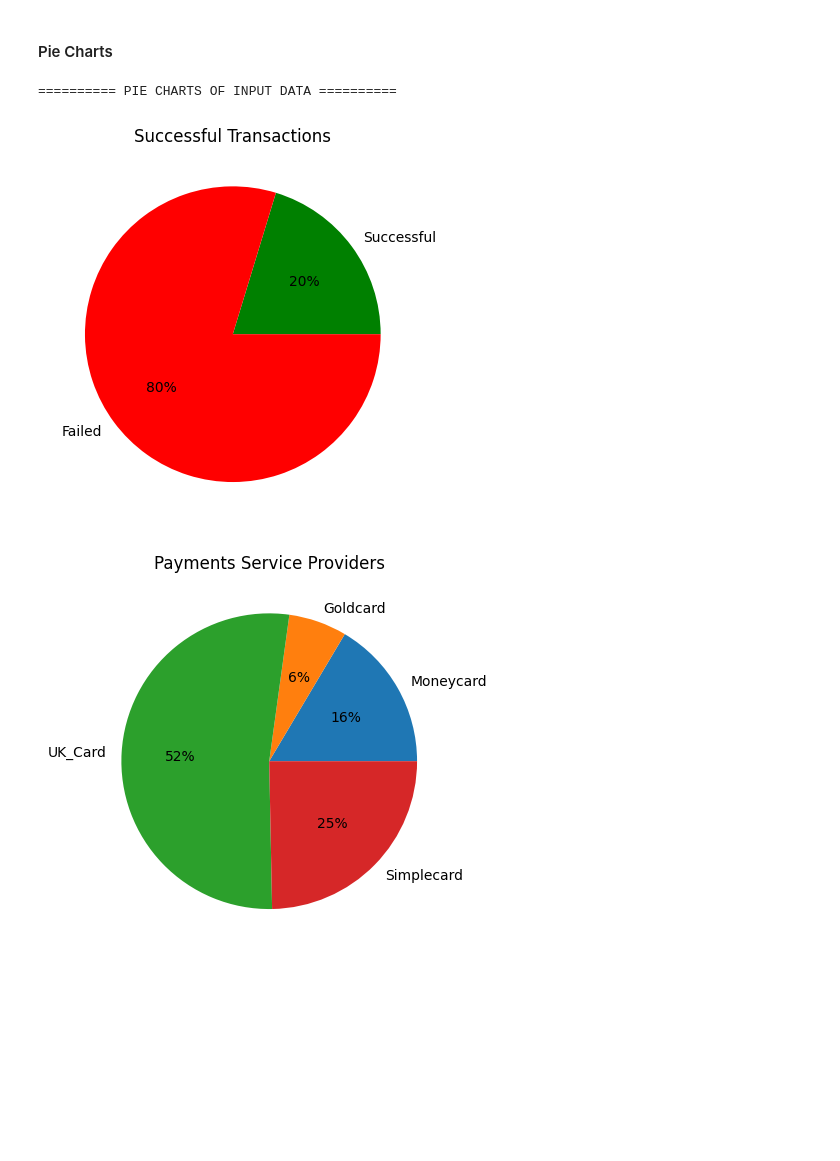
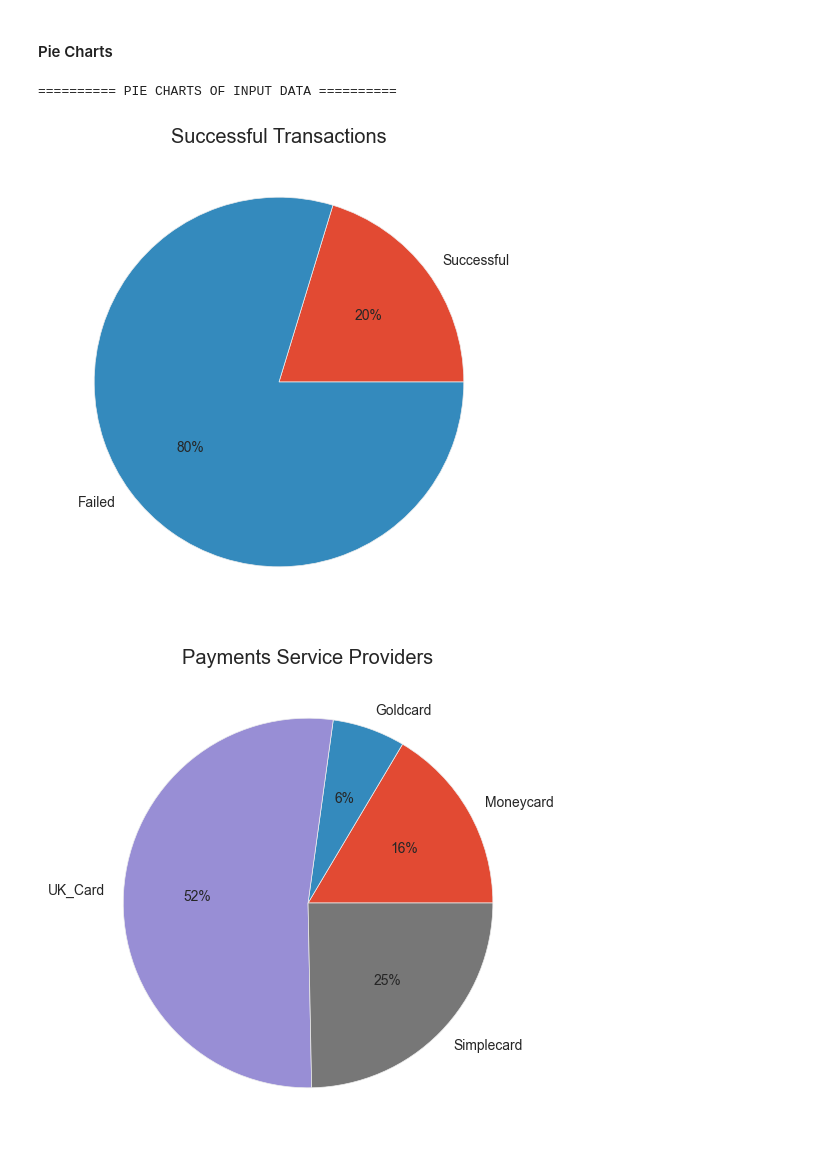
Before and after one commit to fxwest/DLMDWME01_Fallstudie, a Jupyter notebook: notebooks/01-wef-data-analysis.ipynb, the cells around one changed output. Drawn from its saved outputs; the diff is of its cells as text; code cells hidden in the pictures; blank space fills up the shorter version.

```diff
--- a/notebooks/01-wef-data-analysis.ipynb
+++ b/notebooks/01-wef-data-analysis.ipynb
@@ -16,3 +19,6 @@ FILE_PATH_INPUT_DATA = r"../data/processed/Cleaned_Input_Data.csv"
+# %%
+plt.style.use("ggplot")
+rcParams['figure.figsize'] = (12, 6)
 # %% [markdown]
 ### Load Data
 # %%
@@ -93,21 +114,21 @@ plt.show()
 # %%
 print(f"========== PIE CHARTS OF INPUT DATA ==========")
 plt.title("Successful Transactions")
-plt.pie([num_success, num_entries - num_success], labels=["Successful", "Failed"], colors=["green", "red"], autopct='%.0f%%')
+plt.pie([num_success, num_entries - num_success], labels=["Successful", "Failed"], autopct='%.0f%%')
 plt.show()
 
 plt.title("Payments Service Providers")
 plt.pie([num_psp_moneycard, num_psp_goldcard, num_psp_ukcard, num_psp_simplecard], labels=["Moneycard", "Goldcard", "UK_Card", "Simplecard"], autopct='%.0f%%')
 plt.show()
 
 plt.title("3D Secured Transactions")
-plt.pie([num_secured, num_entries - num_secured], labels=["3D Secured", "Not Secured"], colors=["green", "red"], autopct='%.0f%%')
+plt.pie([num_secured, num_entries - num_secured], labels=["3D Secured", "Not Secured"], autopct='%.0f%%')
 plt.show()
 
 plt.title("Card Type")
 plt.pie([num_card_master, num_card_visa, num_card_diners], labels=["Master", "Visa", "Diners"], autopct='%.0f%%')
 plt.show()
 # %% [output]
 ========== PIE CHARTS OF INPUT DATA ==========
-[figure, old version]
+[figure, new version]
-[figure, old version]
+[figure, new version]
```
Also changed, not shown: parts of 11 cells of this notebook.
